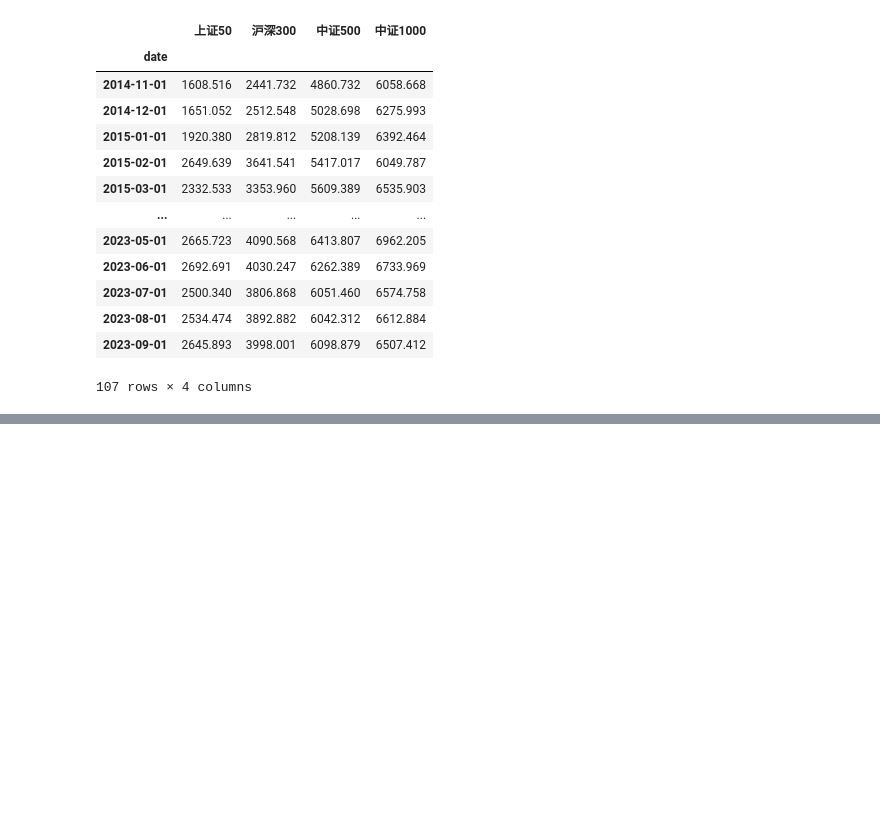
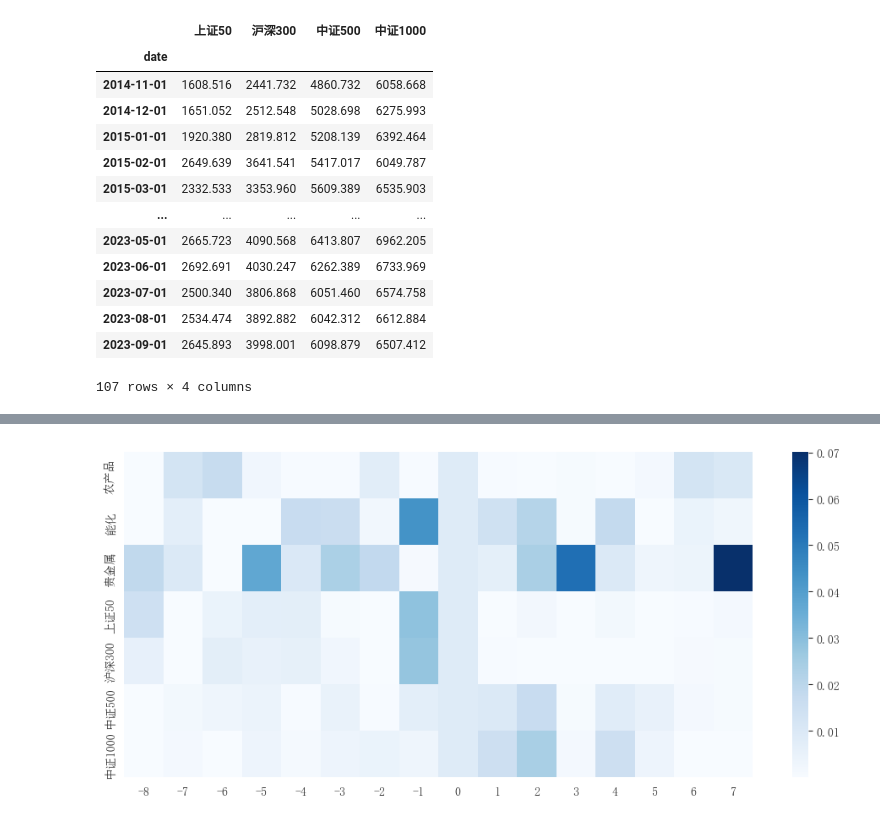
Before and after one commit to Zhu-Aemon/Quant_replication, a Jupyter notebook: CTA/CTA-5Indicators.ipynb, the cells around one changed output, grey strips where cells are left out. Saved outputs shown, nothing was run; the diff lists cells and outputs as text; code cells hidden in the pictures; blank space fills up the shorter version.

```diff
--- a/CTA/CTA-5Indicators.ipynb
+++ b/CTA/CTA-5Indicators.ipynb
@@ -577,8 +577,8 @@ NH_CPI_pct
 # %%
-# 先假设时间滞后为0
+# 先假设时间滞后为0，测试一下代码
 from sklearn.linear_model import LinearRegression
 
 LR = LinearRegression()
-reg = LR.fit(NH_CPI_pct[['农产品']], NH_CPI_pct[['cpi']])
-reg.score(NH_CPI_pct[['农产品']], NH_CPI_pct[['cpi']])
+reg = LR.fit(NH_CPI_pct[['cpi']], NH_CPI_pct[['农产品']])
+reg.score(NH_CPI_pct[['cpi']], NH_CPI_pct[['农产品']])
 # %% [output]
@@ -585,0 +640,3 @@ reg.score(NH_CPI_pct[['农产品']], NH_CPI_pct[['cpi']])
+# %%
+inflation_result_df = pd.DataFrame(inflation_result, index=['农产品', '能化', '贵金属', '上证50', '沪深300', '中证500', '中证1000'])
+inflation_result_df.to_excel('通胀回归结果.xlsx')
@@ -585,0 +651,6 @@ reg.score(NH_CPI_pct[['农产品']], NH_CPI_pct[['cpi']])
+# %%
+plt.rcParams['font.family'] = 'SimSun'
+ax_heatmap = sns.heatmap(inflation_result_df, cmap='Blues')
+ax_heatmap.figure.set_size_inches(12, 5)
+# %% [output]
+[figure, added]
```
Also changed, not shown: parts of 21 cells of this notebook, 2 other files.
